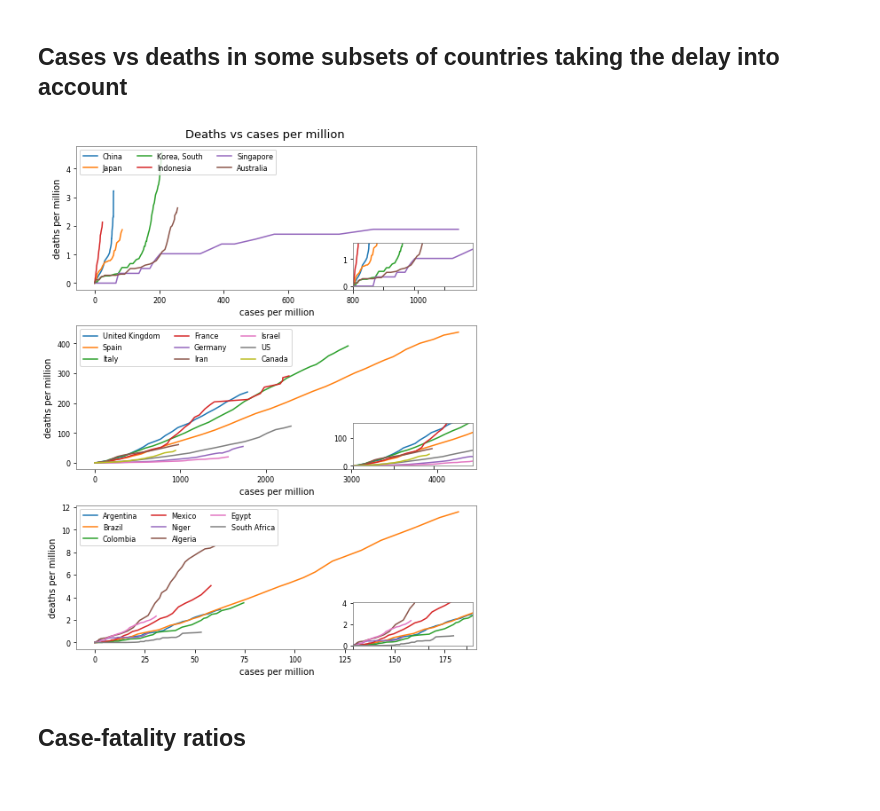
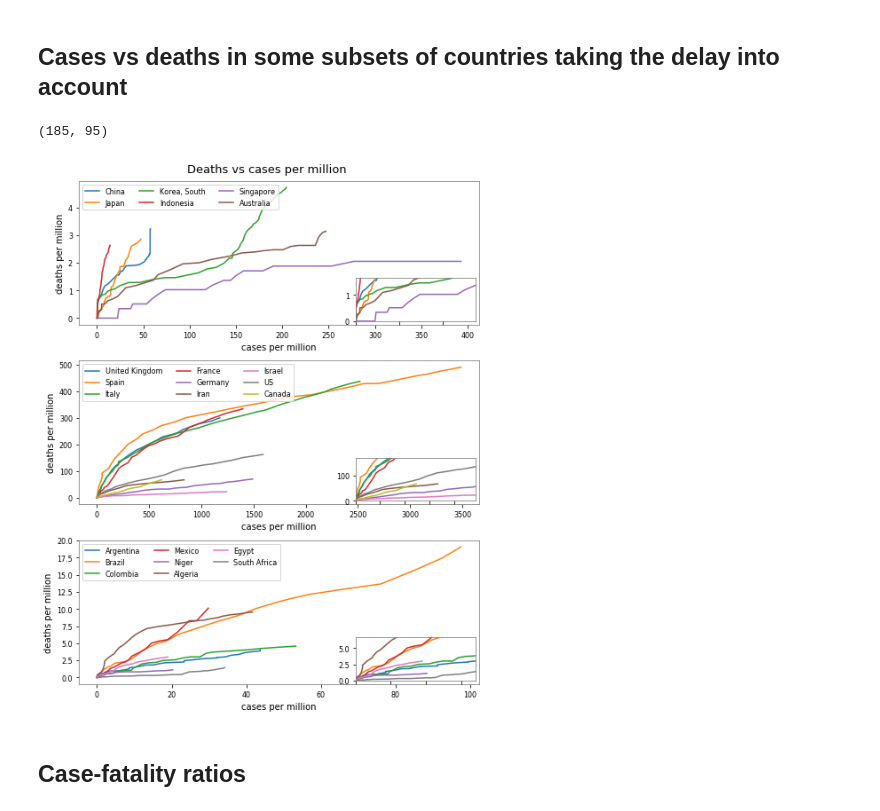
Before and after one commit to scab-unam/dam_COVID-19, a Jupyter notebook: dam_COVID19_JHU_cfr_Jan2020-.ipynb, the cells around one changed output. Cells and saved outputs as stored; diff of their text form; code cells hidden in the pictures.

```diff
--- a/dam_COVID19_JHU_cfr_Jan2020-.ipynb
+++ b/dam_COVID19_JHU_cfr_Jan2020-.ipynb
@@ -542,15 +542,17 @@ array(['China', 'US', 'Thailand', 'Taiwan*', 'Japan', 'Korea, South',
+# %%
+# -------------------
+# Search regions to illustrate the case-fatality ratios
+# -------------------
+Pops_Millions = {'China':1439323776, 'Japan':126476461,'Korea, South':51269185, 'Indonesia':273523615,
+                 'Iran':83992949,'Israel':8655535,
+                 'Singapore':5850342, 'Mexico':128932753,'US':331002651, 'Canada':37742154, 'Argentina':45195774,
+                 'Brazil':212559417, 'Colombia':50882891, 'Niger':24206644, 'Algeria':43851044, 'Egypt':102334404,
+                 'South Africa':59308690,'Spain':46754778,'Italy':60461826,'France':67886011,'Germany':83783942,
+                 'Australia':25499884,'United Kingdom':67886011, 'Venezuela':28870195}
 # %% [markdown]
 ## Cases vs deaths in some subsets of countries taking the delay into account
-# %%
-# -------------------
-# Search regions to illustrate the case-fatality ratios
-# -------------------
-Pops_Millions = {'China':1439323776, 'Japan':126476461,'Korea, South':51269185, 'Indonesia':273523615,
-                 'Singapore':5850342, 'Mexico':128932753,'US':331002651, 'Canada':37742154, 'Argentina':45195774,
-                 'Brazil':212559417, 'Colombia':50882891, 'Niger':24206644, 'Algeria':43851044, 'Egypt':102334404,
-                 'South Africa':59308690,'Spain':46754778,'Italy':60461826,'France':67886011,'Germany':83783942,
-                 'Australia':25499884,'United Kingdom':67886011,'Iran':83992949,'Israel':8655535}
 # %%
+
 #
 def plotCasesDeathsTS(casesTS,deathsTS,regions,countries, convFactor=1000,saveFig=1):
     ii = getIndsRegions(countries, regions)
@@ -588,25 +590,30 @@ def plotCasesDeathsTS(casesTS,deathsTS,regions,countries, convFactor=1000,saveFi
     figu.subplots_adjust(left=0.075,bottom=0.075,right=0.97,top=0.95,wspace=0.2,hspace=0.25)
     gr.ion(); gr.draw(); gr.show()
     if saveFig>0:
-        figName='figures/tsam_Covid19_JHU_cases-deaths_x%d_JHU.png'%convFactor
+        figName='figures_COVID19_dataAnalysis/dam_COVID19_JHU_cases-deaths_x%d_JHU.png'%convFactor
         figu.savefig('./'+figName)
     return figu
+# %%
+print(totCases.shape)
+# %% [output]
+(185, 95)
 # %%
 # Setup regions
 R1=['China','Japan','Korea, South','Indonesia','Singapore','Australia']
 R2=['United Kingdom','Spain','Italy','France','Germany']
 #America=['Mexico','US','Argentina','Brazil','Colombia','Chile']
 LatinAmerica=['Argentina','Brazil','Colombia','Mexico']
 Africa=['Niger','Algeria','Egypt','South Africa']
 R3=['US','Canada']
 MiddleEast =['Iran','Israel']
 #MiddleEast =['Iran','Lebanon', 'West Bank and Gaza','Israel']
 regions=[R1,R2+MiddleEast+R3,LatinAmerica+Africa]
 #
+delay = 14
 ii = getIndsRegions(countries, regions)
-figu=plotCasesDeathsTS(casesTS=totCases,deathsTS=totDeathCases,regions=regions,countries=countries, convFactor=10**6)
+figu=plotCasesDeathsTS(casesTS=totCases[:,:-delay], deathsTS=totDeathCases[:,delay:], regions=regions, countries=countries, convFactor=10**6)
 # %% [output]
-[figure, old version]
+[figure, new version]
 # %% [markdown]
 ## Case-fatality ratios
 # %% [markdown]
```
Also changed, not shown: parts of 57 cells of this notebook, 8 other files.
